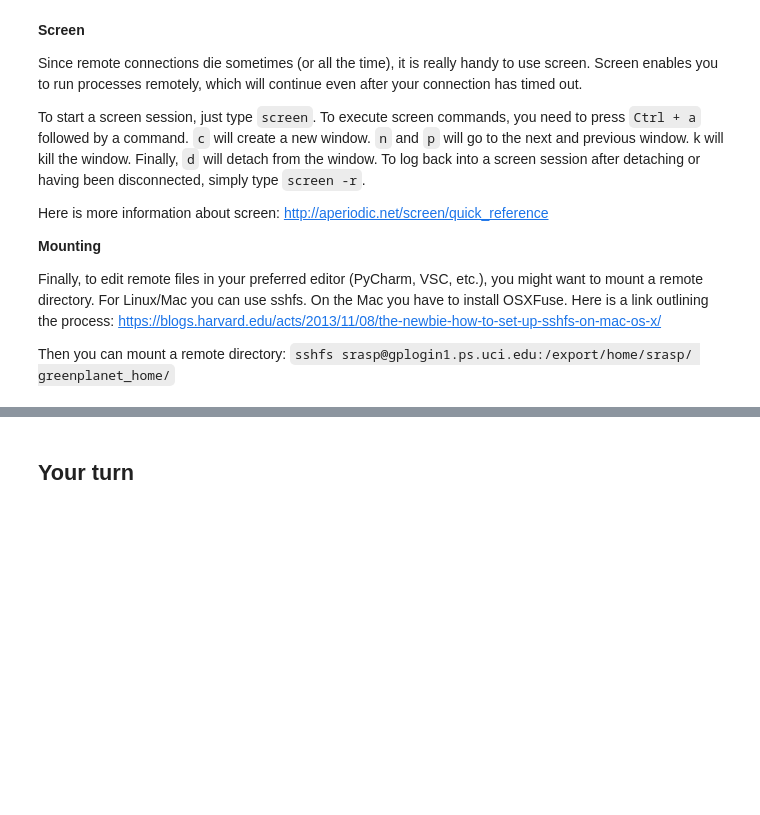
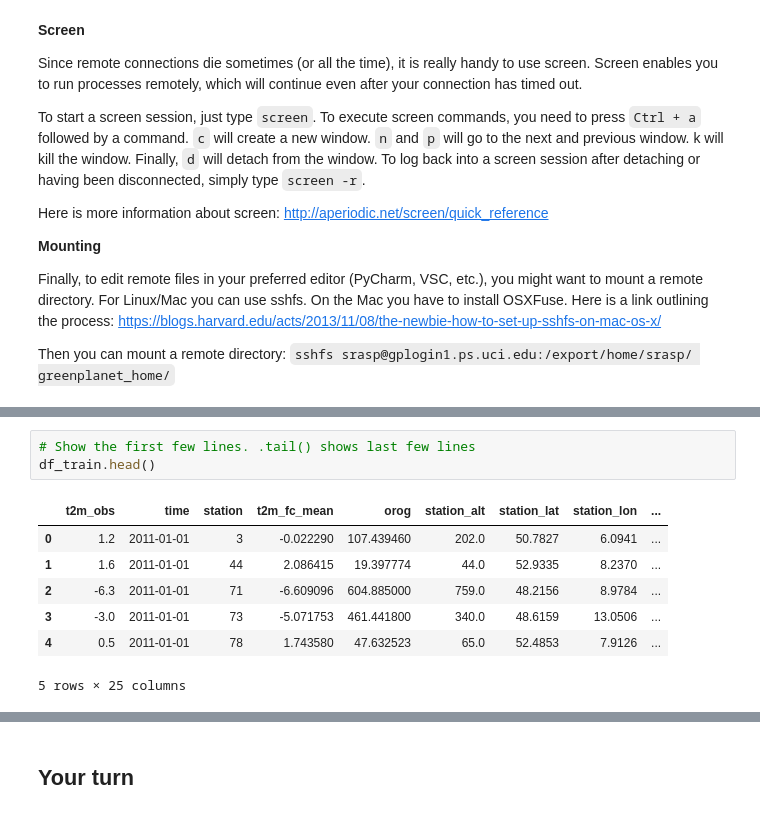
Before and after one commit to waves2weather/W2W-ML-Workshop, a Jupyter notebook: nb1_jupyter-pandas.ipynb, the cells around one changed output, grey strips where cells are left out. Saved outputs shown, nothing was run; the diff lists cells and outputs as text; blank space fills up the shorter version.

```diff
--- a/nb1_jupyter-pandas.ipynb
+++ b/nb1_jupyter-pandas.ipynb
@@ -134,0 +187,11 @@ Then you can mount a remote directory: `sshfs srasp@gplogin1.ps.uci.edu:/export/
+# %%
+# Show the first few lines. .tail() shows last few lines
+df_train.head()
+# %% [output]
+|  | t2m_obs | time | station | t2m_fc_mean | orog | station_alt | station_lat | station_lon | ... |
+| 0 | 1.2 | 2011-01-01 | 3 | -0.022290 | 107.439460 | 202.0 | 50.7827 | 6.0941 | ... |
+| 1 | 1.6 | 2011-01-01 | 44 | 2.086415 | 19.397774 | 44.0 | 52.9335 | 8.2370 | ... |
+| 2 | -6.3 | 2011-01-01 | 71 | -6.609096 | 604.885000 | 759.0 | 48.2156 | 8.9784 | ... |
+| 3 | -3.0 | 2011-01-01 | 73 | -5.071753 | 461.441800 | 340.0 | 48.6159 | 13.0506 | ... |
+| 4 | 0.5 | 2011-01-01 | 78 | 1.743580 | 47.632523 | 65.0 | 52.4853 | 7.9126 | ... |
+5 rows × 25 columns
```
Also changed, not shown: parts of 64 cells of this notebook.
